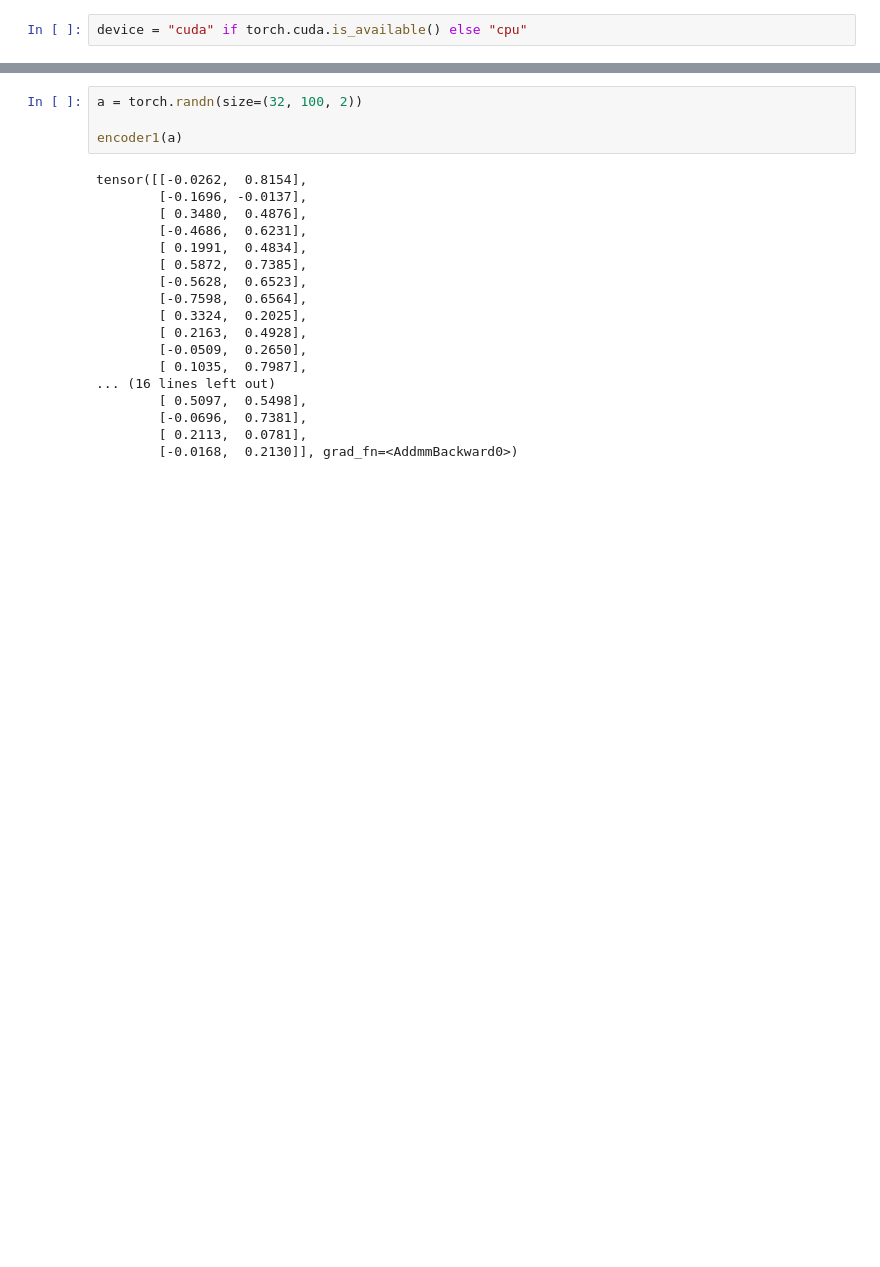
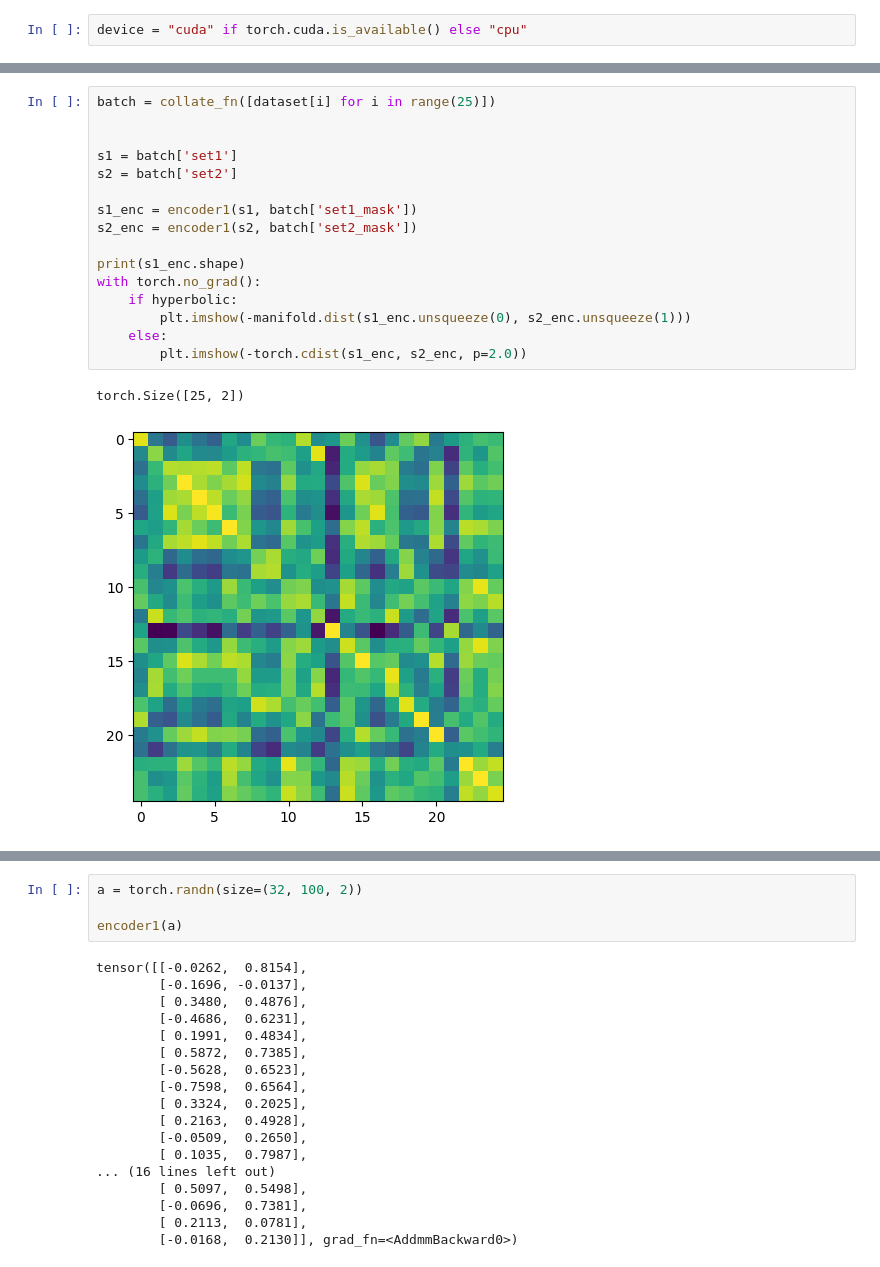
Before and after one commit to YongweiChe/hyperbolic-gcrl, a Jupyter notebook: SetViz.ipynb, the cells around one changed output, grey strips where cells are left out. Cells and saved outputs as stored; diff of their text form; blank space fills up the shorter version.

```diff
--- a/SetViz.ipynb
+++ b/SetViz.ipynb
@@ -128,3 +234,22 @@ torch.Size([25, 2])
+# %%
+batch = collate_fn([dataset[i] for i in range(25)])
+
+
+s1 = batch['set1']
+s2 = batch['set2']
+
+s1_enc = encoder1(s1, batch['set1_mask'])
+s2_enc = encoder1(s2, batch['set2_mask'])
+
+print(s1_enc.shape)
+with torch.no_grad():
+    if hyperbolic:
+        plt.imshow(-manifold.dist(s1_enc.unsqueeze(0), s2_enc.unsqueeze(1)))
+    else:
+        plt.imshow(-torch.cdist(s1_enc, s2_enc, p=2.0))
+# %% [output]
+torch.Size([25, 2])
+[figure, added]
 # %%
 with torch.no_grad():
     plt.scatter(x=s1_enc[:,0], y=s1_enc[:,2], color='b')
```
Also changed, not shown: parts of 10 cells of this notebook, 15 other files.
